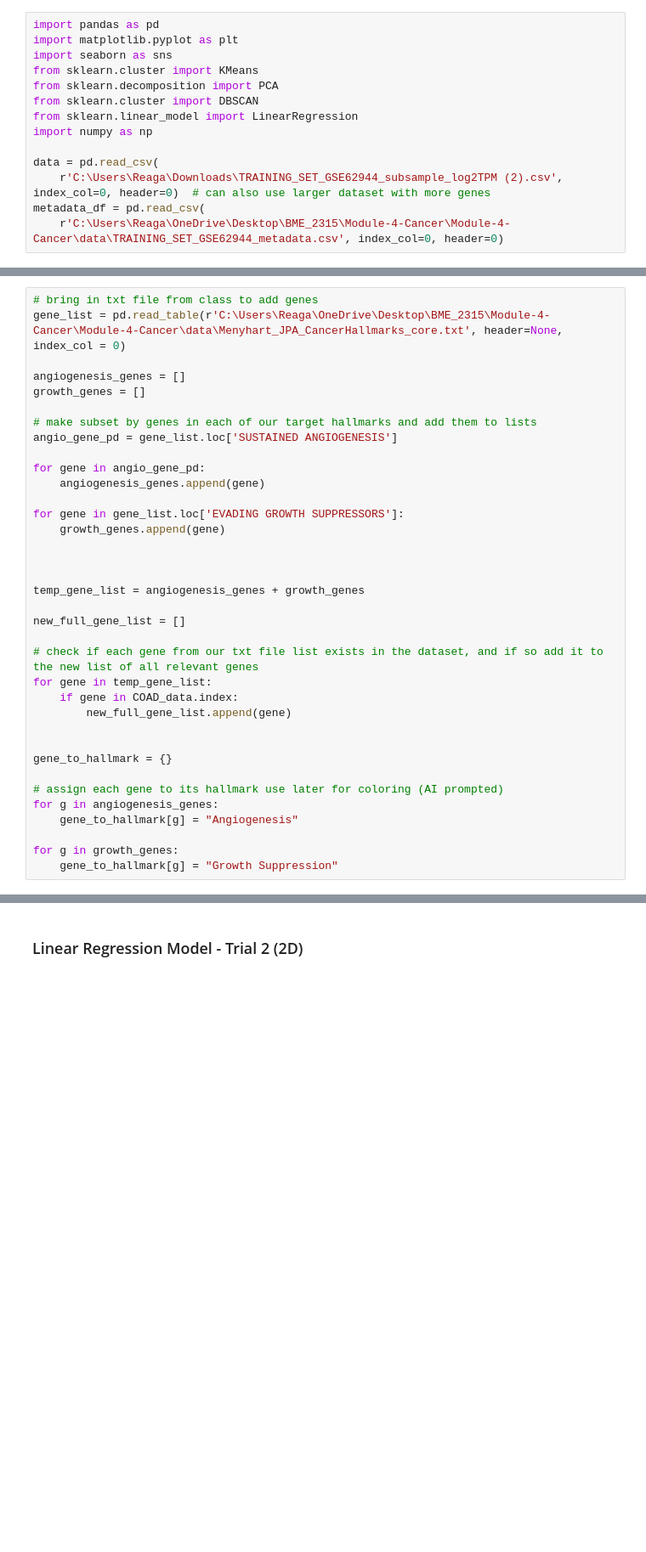
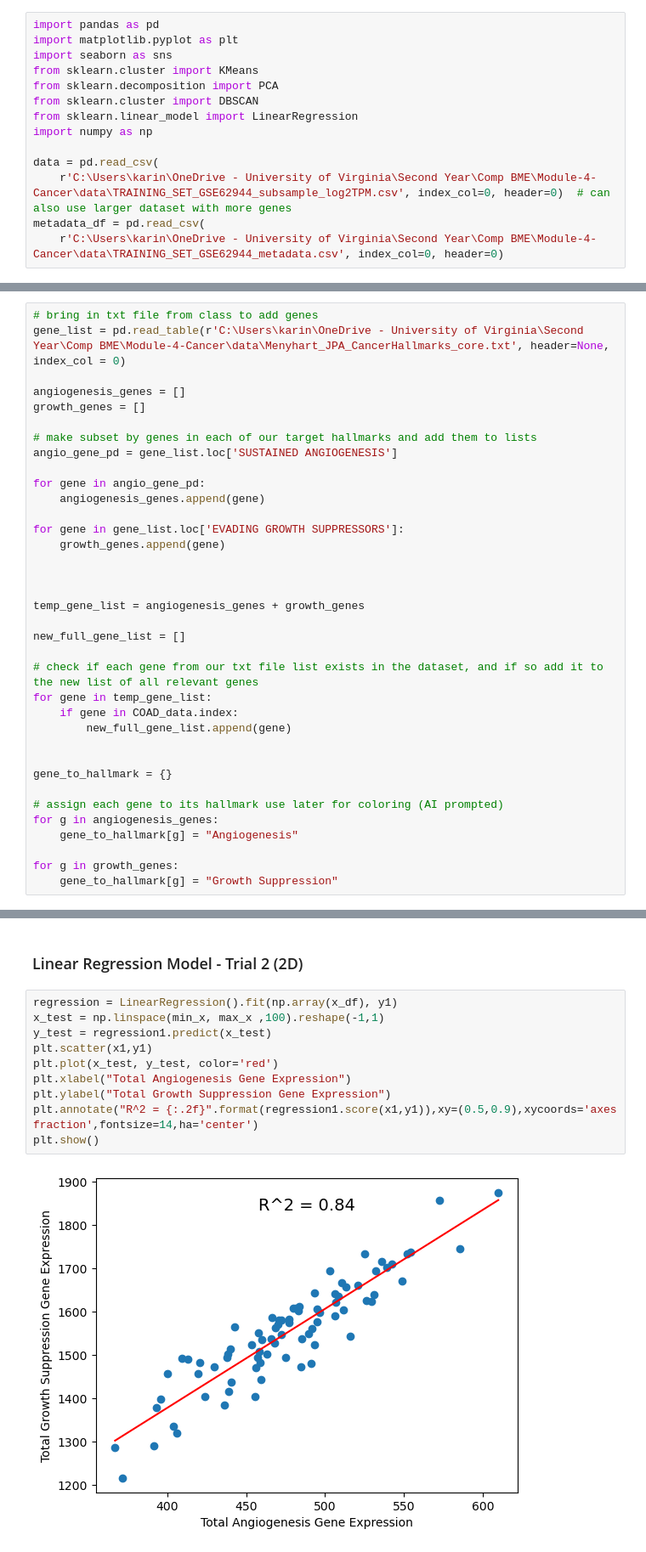
Before and after one commit to ReaganOswald/Module-4-Cancer, a Jupyter notebook: code/Module 4 Template.ipynb, the cells around one changed output, grey strips where cells are left out. Shown at 85% size. Saved outputs shown, nothing was run; the diff lists cells and outputs as text; blank space fills up the shorter version.

Commit message:
Added multidimensional regression attempt

```diff
--- a/code/Module 4 Template.ipynb
+++ b/code/Module 4 Template.ipynb
@@ -124,9 +124,9 @@ from sklearn.linear_model import LinearRegression
 import numpy as np
 
 data = pd.read_csv(
-    r'C:\Users\Reaga\Downloads\TRAINING_SET_GSE62944_subsample_log2TPM (2).csv', index_col=0, header=0)  # can also use larger dataset with more genes
+    r'C:\Users\karin\OneDrive - University of Virginia\Second Year\Comp BME\Module-4-Cancer\data\TRAINING_SET_GSE62944_subsample_log2TPM.csv', index_col=0, header=0)  # can also use larger dataset with more genes
 metadata_df = pd.read_csv(
-    r'C:\Users\Reaga\OneDrive\Desktop\BME_2315\Module-4-Cancer\Module-4-Cancer\data\TRAINING_SET_GSE62944_metadata.csv', index_col=0, header=0)
+    r'C:\Users\karin\OneDrive - University of Virginia\Second Year\Comp BME\Module-4-Cancer\data\TRAINING_SET_GSE62944_metadata.csv', index_col=0, header=0)
 # %% [markdown]
 ### Initial Data Subset
 This is how we first started to subset our data to get a feel for our possible genes of interest. This was done under the instructions of check in 1, and any alterations will be shown in a later section.
@@ -199,7 +199,7 @@ plt.show()
 Since the first check in we were given a complete list of genes for each hallmark. In this section we expanded our subset to include more genes of interest so we can use machine learning techniques to answer our target question.
 # %%
 # bring in txt file from class to add genes
-gene_list = pd.read_table(r'C:\Users\Reaga\OneDrive\Desktop\BME_2315\Module-4-Cancer\Module-4-Cancer\data\Menyhart_JPA_CancerHallmarks_core.txt', header=None, index_col = 0)
+gene_list = pd.read_table(r'C:\Users\karin\OneDrive - University of Virginia\Second Year\Comp BME\Module-4-Cancer\data\Menyhart_JPA_CancerHallmarks_core.txt', header=None, index_col = 0)
 
 angiogenesis_genes = []
 growth_genes = []
@@ -472,3 +472,15 @@ Before Model Adjustment
 Across all three regression models, the validation R² values were consistently lower than the training R² values, indicating reduced performance on unseen data. For Regression 1, the training R² was high (0.838), suggesting a strong relationship between total angiogenesis and growth‑suppression gene expression in the training set. However, the validation R² dropped to 0.7062, showing that while the model still captures some real biological signal, it generalizes less effectively than the training results suggested. In contrast, Regression 2 and Regression 3 had very low training R² values (0.0919 and 0.000295), meaning there was almost no predictive relationship to begin with. Their validation R² values became negative (–0.187 and –0.076), which indicates that on new data, the model performs worse than simply predicting the mean. Negative R² is a clear sign that the model has no generalizable predictive power for these gene pairs. Overall, these results show that Regression 1 has moderate generalizability with some overfitting, while Regressions 2 and 3 do not capture meaningful biological relationships and fail to generalize to validation data.
 # %% [markdown]
 ### Linear Regression Model - Trial 2 (2D)
+# %%
+regression = LinearRegression().fit(np.array(x_df), y1)
+x_test = np.linspace(min_x, max_x ,100).reshape(-1,1)
+y_test = regression1.predict(x_test)
+plt.scatter(x1,y1)
+plt.plot(x_test, y_test, color='red')
+plt.xlabel("Total Angiogenesis Gene Expression")
+plt.ylabel("Total Growth Suppression Gene Expression")
+plt.annotate("R^2 = {:.2f}".format(regression1.score(x1,y1)),xy=(0.5,0.9),xycoords='axes fraction',fontsize=14,ha='center')
+plt.show()
+# %% [output]
+[figure, added]
```
Also changed, not shown: parts of 9 cells of this notebook, 1 other file.
